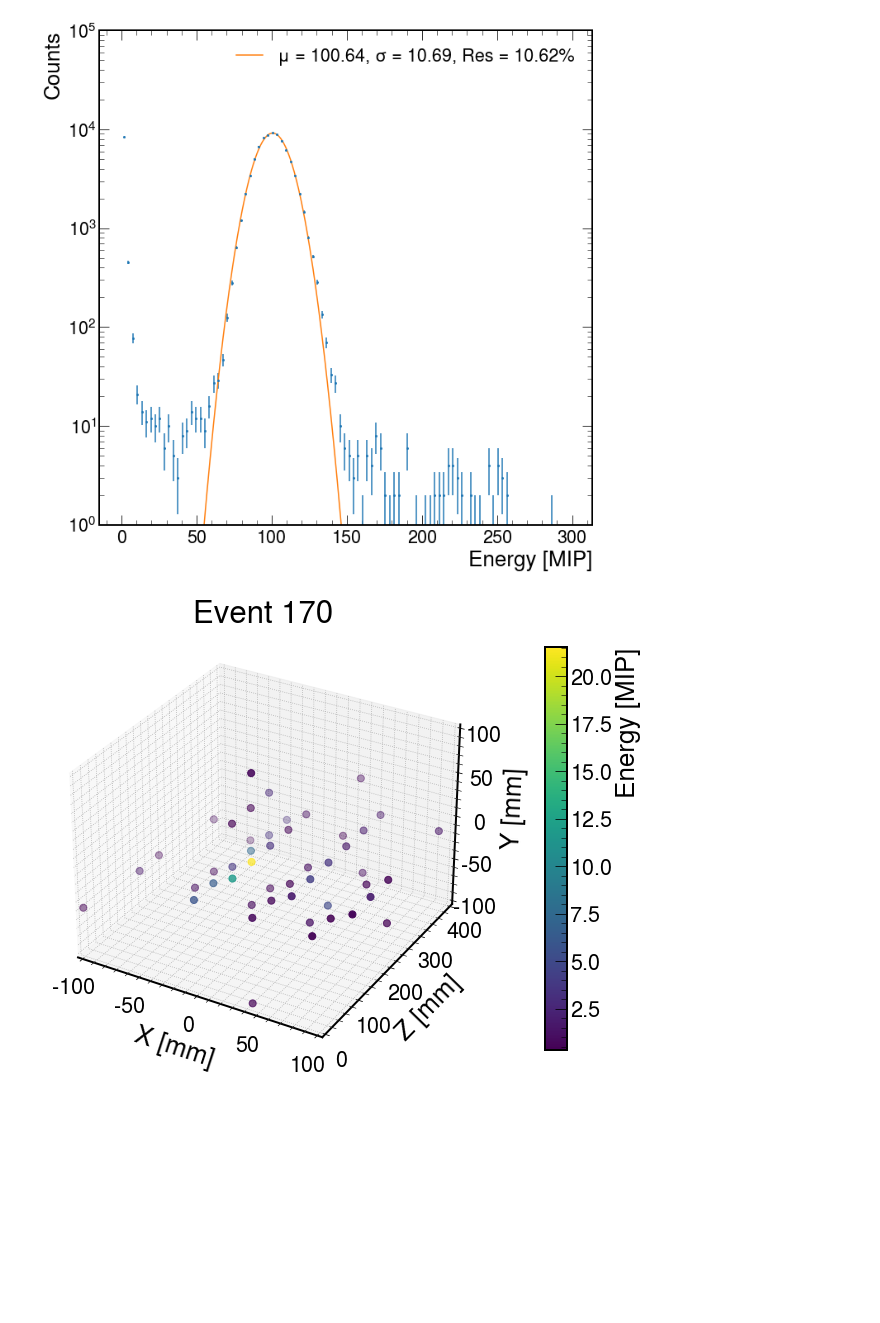
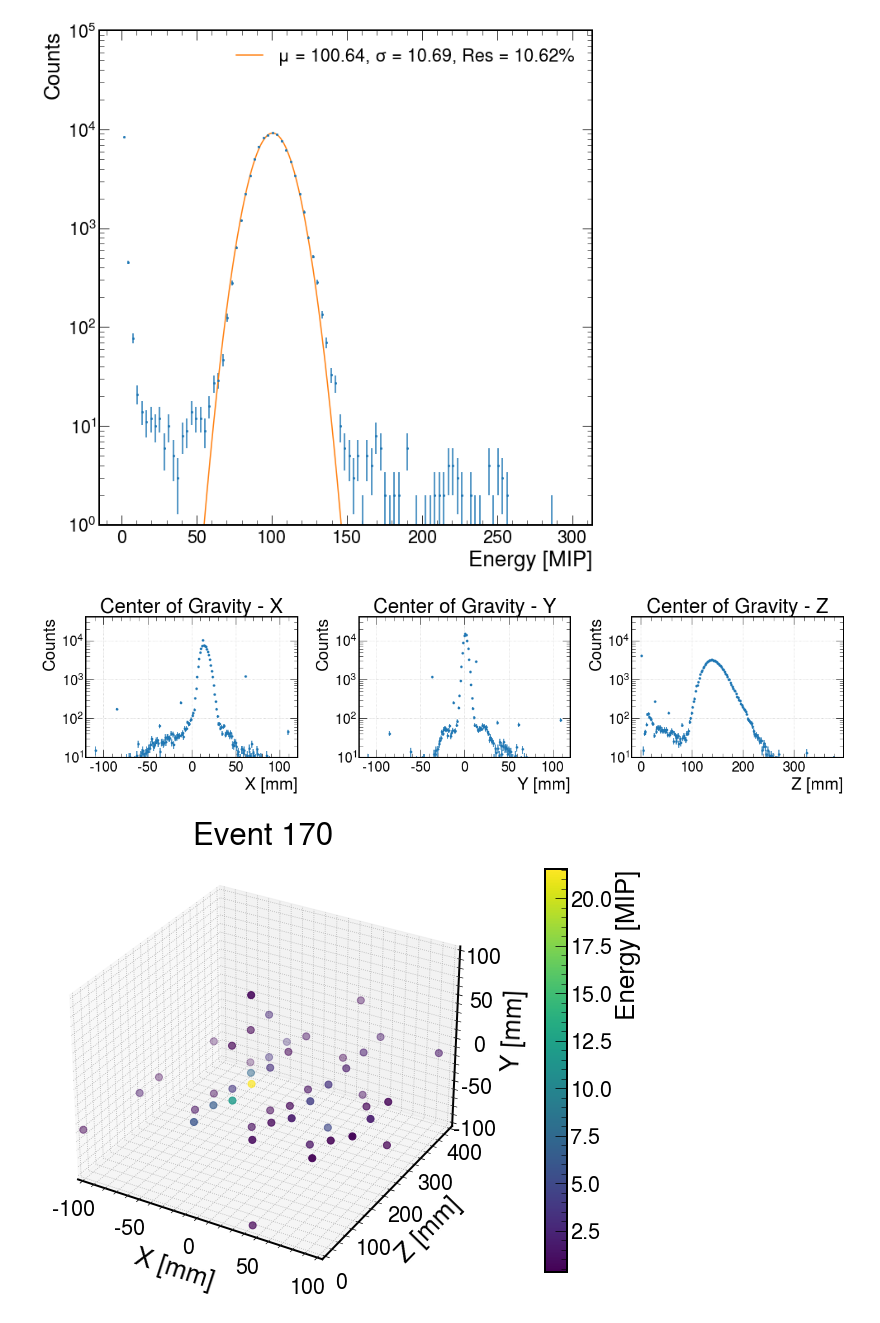
Before and after one commit to SeanBP/genIII_prototype_analysis, a Jupyter notebook: Beam_Analysis.ipynb, the cells around one changed output. Drawn from its saved outputs; the diff is of its cells as text; code cells hidden in the pictures; blank space fills up the shorter version.

Commit message:
Center of gravity

```diff
--- a/Beam_Analysis.ipynb
+++ b/Beam_Analysis.ipynb
@@ -219,3 +246,37 @@ plot_energy_histogram(energies, bins=100, x_range=(0, 300))
+# %%
+def plot_cog(cog_data, bins=50, ranges=None):
+    configure_plotting()
+    valid = ~np.isnan(cog_data['x'])
+    x_vals = cog_data['x'][valid]
+    y_vals = cog_data['y'][valid]
+    z_vals = cog_data['z'][valid]
+
+    fig, axes = plt.subplots(1, 3, figsize=(18, 5))
+
+    for ax, vals, label, rng in zip(
+        axes, [x_vals, y_vals, z_vals], ['X', 'Y', 'Z'],
+        ranges if ranges else [None, None, None]
+    ):
+        counts, bin_edges = np.histogram(vals, bins=bins, range=rng)
+        bin_centers = (bin_edges[:-1] + bin_edges[1:]) / 2
+        errors = np.sqrt(counts)
+
+        ax.errorbar(bin_centers, counts, yerr=errors, fmt='o', markersize=3)
+        ax.set_title(f'Center of Gravity - {label}')
+        ax.set_xlabel(f'{label} [mm]')
+        ax.set_ylabel('Counts')
+        ax.set_yscale('log')
+        ax.set_ylim(10,40000)
+        ax.grid(True)
+
+    plt.tight_layout()
+    plt.show()
+# %%
+cog_data = event_energy_and_center_of_gravity(beam_data)
+# %%
+plot_cog(cog_data, bins=200)
+# %% [output]
+[figure, added]
 # %%
 high_indexes = []
 for i in range(len(energies)):
```
Also changed, not shown: parts of 4 cells of this notebook, 1 other file.
